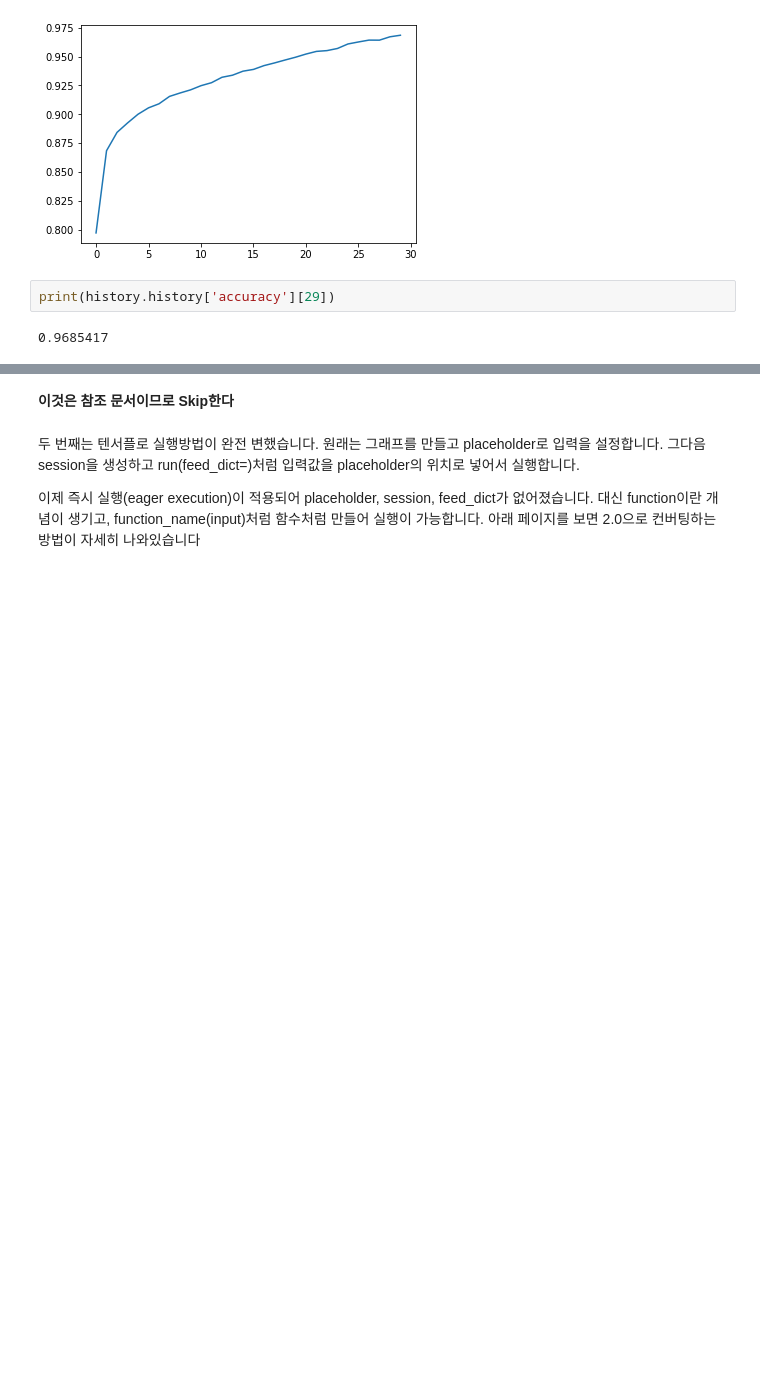
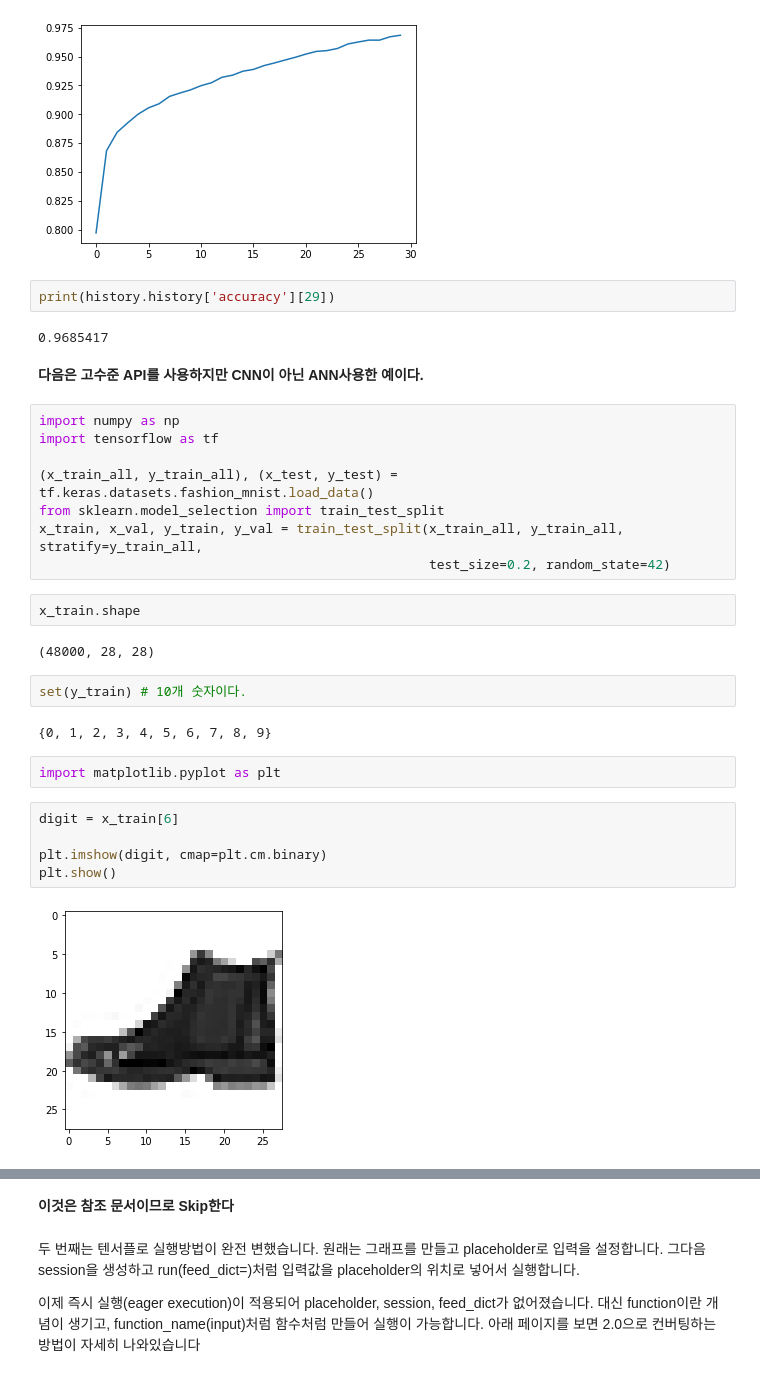
Before and after one commit to sjbaek12/sjbaek12.github.io, a Jupyter notebook: CNN2_Optimzier.ipynb, the cells around one changed output, grey strips where cells are left out. Saved outputs shown, nothing was run; the diff lists cells and outputs as text; blank space fills up the shorter version.

```diff
--- a/CNN2_Optimzier.ipynb
+++ b/CNN2_Optimzier.ipynb
@@ -308,3 +308,30 @@ plt.show()
 print(history.history['accuracy'][29])
 # %% [output]
 0.9685417
+# %% [markdown]
+**다음은 고수준 API를 사용하지만 CNN이 아닌 ANN사용한 예이다.**
+# %%
+import numpy as np
+import tensorflow as tf
+
+(x_train_all, y_train_all), (x_test, y_test) = tf.keras.datasets.fashion_mnist.load_data()
+from sklearn.model_selection import train_test_split
+x_train, x_val, y_train, y_val = train_test_split(x_train_all, y_train_all, stratify=y_train_all,
+                                                  test_size=0.2, random_state=42)
+# %%
+x_train.shape
+# %% [output]
+(48000, 28, 28)
+# %%
+set(y_train) # 10개 숫자이다.
+# %% [output]
+{0, 1, 2, 3, 4, 5, 6, 7, 8, 9}
+# %%
+import matplotlib.pyplot as plt
+# %%
+digit = x_train[6]
+
+plt.imshow(digit, cmap=plt.cm.binary)
+plt.show()
+# %% [output]
+[figure, added]
```
Also changed, not shown: parts of 8 cells of this notebook.
